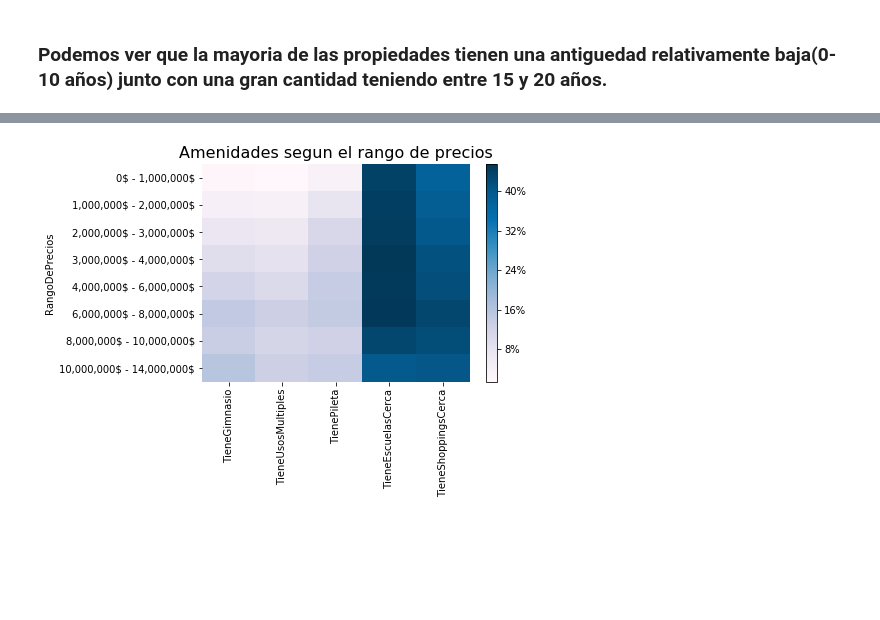
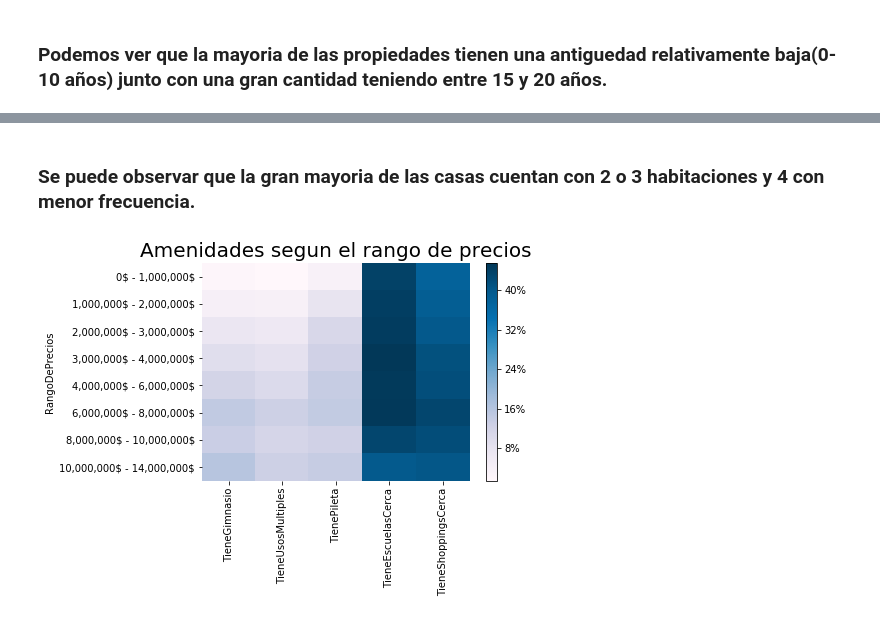
Before and after one commit to komod0/TPs-Org.Datos, a Jupyter notebook: tp1/nbjulian.ipynb, the cells around one changed output, grey strips where cells are left out. Saved outputs shown, nothing was run; the diff lists cells and outputs as text; code cells hidden in the pictures; blank space fills up the shorter version.

```diff
--- a/tp1/nbjulian.ipynb
+++ b/tp1/nbjulian.ipynb
@@ -424,3 +425,5 @@ plt.bar(y_pos, height, color=(0.2, 0.4, 0.6, 0.6))
+# %% [markdown]
+### Se puede observar que la  gran mayoria de las casas cuentan con 2 o 3 habitaciones y 4 con menor frecuencia.
 # %%
 df_aux = dfok.copy()
 # %%
@@ -459,8 +462,8 @@ df_rango = df_rango.drop("RangoDePrecios", axis=1)
 # %%
 ax = sb.heatmap(df_rango*100,cmap="PuBu", cbar=False);
 cbar = ax.figure.colorbar(ax.collections[0])
 cbar.set_ticks([8, 16, 24, 32, 40])
 cbar.set_ticklabels(["8%", "16%", "24%", "32%", "40%"])
-plt.title("Amenidades segun el rango de precios", fontsize=16);
+plt.title("Amenidades segun el rango de precios", fontsize=20);
 # %% [output]
-[figure, old version]
+[figure, new version]
```
Also changed, not shown: parts of 6 cells of this notebook.
